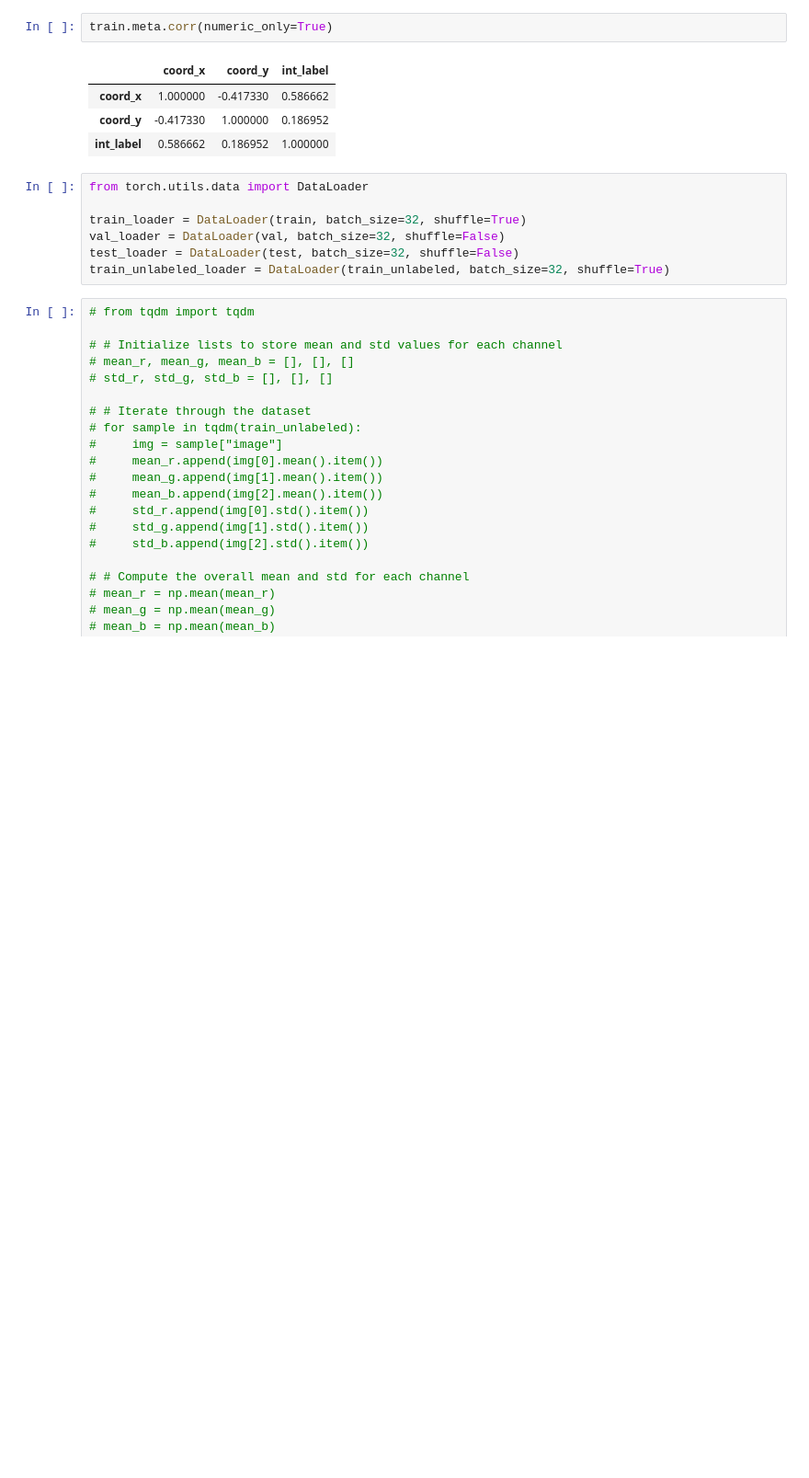
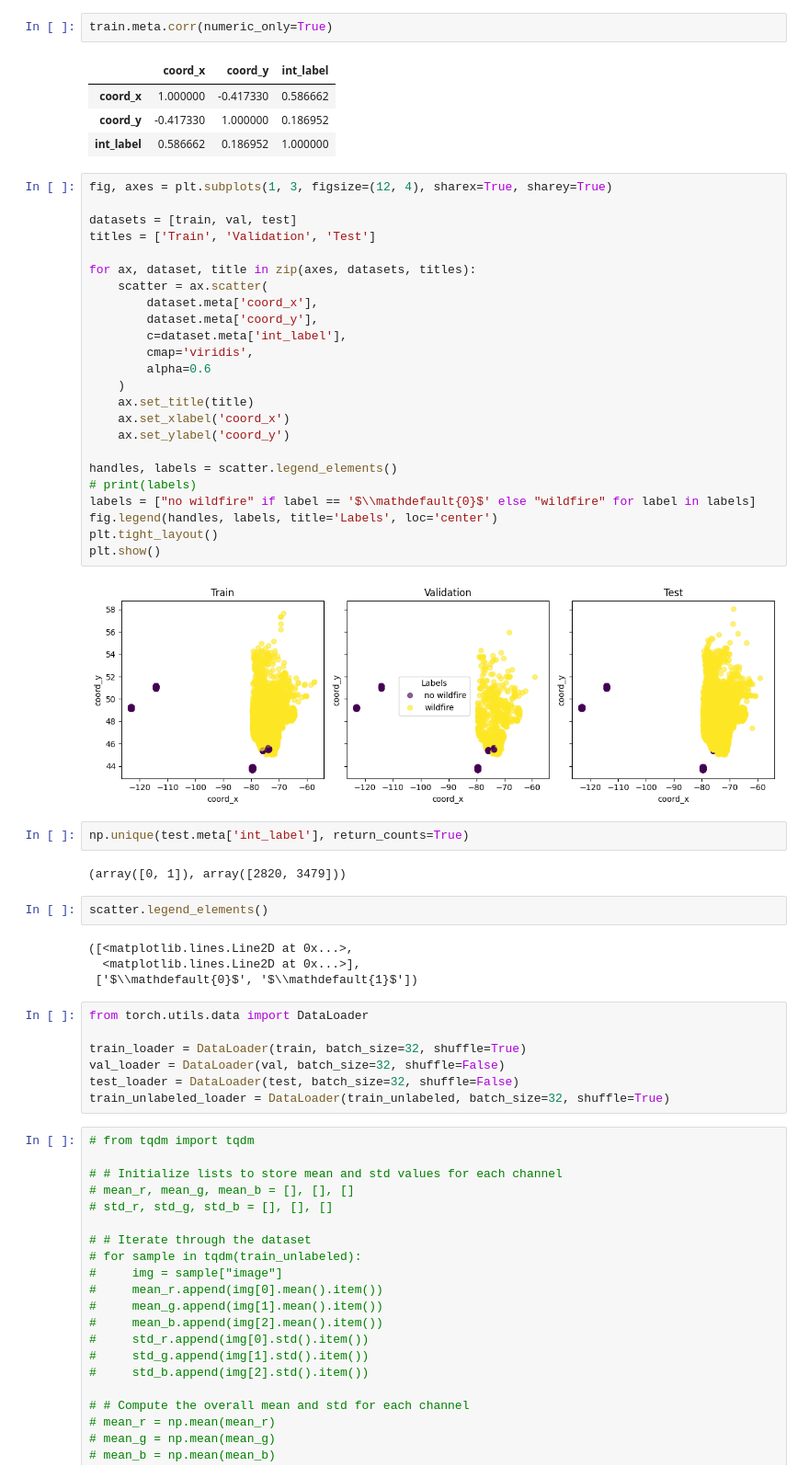
Before and after one commit to abhaydmathur/Wildfire, a Jupyter notebook: src/exploration.ipynb, the cells around one changed output. Shown at 92% size. Saved outputs shown, nothing was run; the diff lists cells and outputs as text; blank space fills up the shorter version.

```diff
--- a/src/exploration.ipynb
+++ b/src/exploration.ipynb
@@ -86,6 +86,42 @@ train.meta.corr(numeric_only=True)
 | coord_x | 1.000000 | -0.417330 | 0.586662 |
 | coord_y | -0.417330 | 1.000000 | 0.186952 |
 | int_label | 0.586662 | 0.186952 | 1.000000 |
+# %%
+fig, axes = plt.subplots(1, 3, figsize=(12, 4), sharex=True, sharey=True)
+
+datasets = [train, val, test]
+titles = ['Train', 'Validation', 'Test']
+
+for ax, dataset, title in zip(axes, datasets, titles):
+    scatter = ax.scatter(
+        dataset.meta['coord_x'],
+        dataset.meta['coord_y'],
+        c=dataset.meta['int_label'],
+        cmap='viridis',
+        alpha=0.6
+    )
+    ax.set_title(title)
+    ax.set_xlabel('coord_x')
+    ax.set_ylabel('coord_y')
+
+handles, labels = scatter.legend_elements()
+# print(labels)
+labels = ["no wildfire" if label == '$\\mathdefault{0}$' else "wildfire" for label in labels]
+fig.legend(handles, labels, title='Labels', loc='center')
+plt.tight_layout()
+plt.show()
+# %% [output]
+[figure, added]
+# %%
+np.unique(test.meta['int_label'], return_counts=True)
+# %% [output]
+(array([0, 1]), array([2820, 3479]))
+# %%
+scatter.legend_elements()
+# %% [output]
+([<matplotlib.lines.Line2D at 0x...>,
+  <matplotlib.lines.Line2D at 0x...>],
+ ['$\\mathdefault{0}$', '$\\mathdefault{1}$'])
 # %%
 from torch.utils.data import DataLoader
 
```
Also changed, not shown: parts of 2 cells of this notebook, 11 other files.
